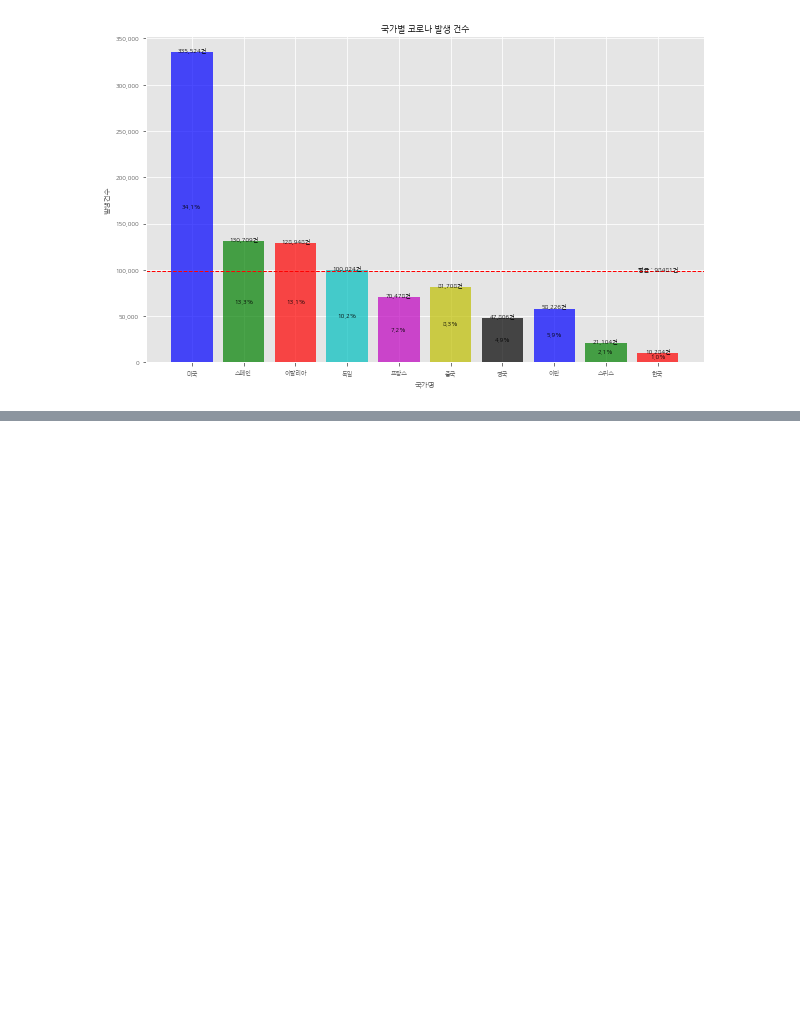
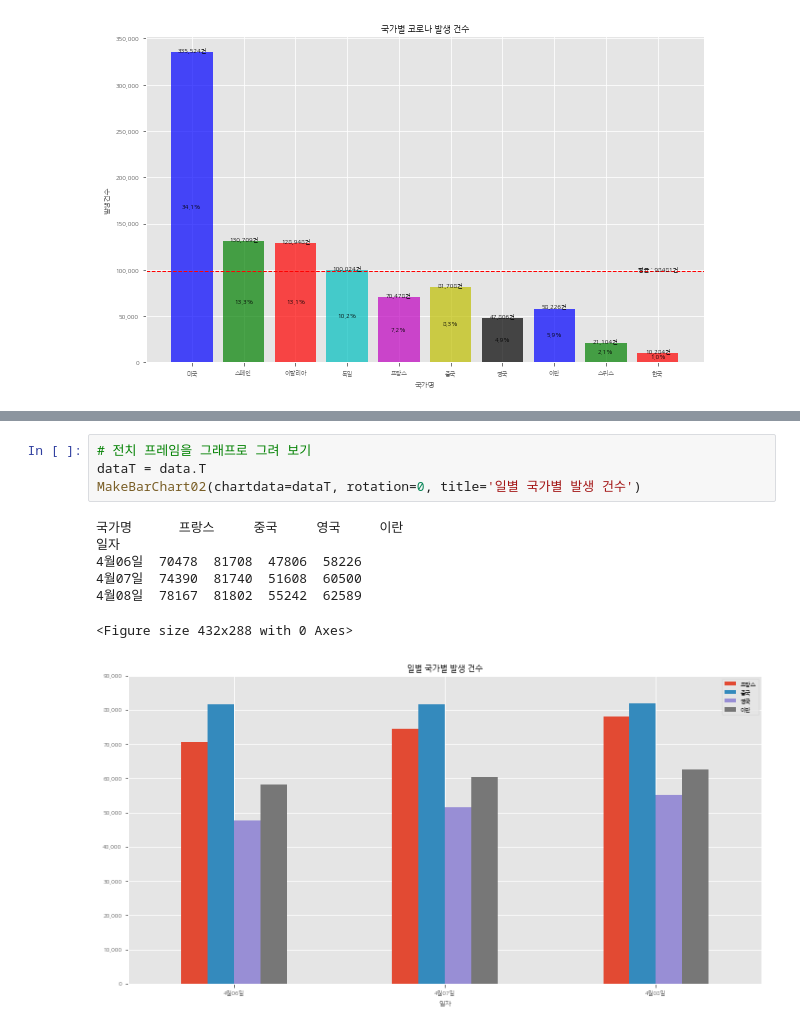
Before and after one commit to SmilingSammy/data_visualization_with_python, a Jupyter notebook: ch3/ch3.ipynb, the cells around one changed output, grey strips where cells are left out. Drawn from its saved outputs; the diff is of its cells as text; blank space fills up the shorter version.

```diff
--- a/ch3/ch3.ipynb
+++ b/ch3/ch3.ipynb
@@ -438,0 +488,12 @@ Name: 4월06일, dtype: float64
+# %%
+# 전치 프레임을 그래프로 그려 보기
+dataT = data.T
+MakeBarChart02(chartdata=dataT, rotation=0, title='일별 국가별 발생 건수')
+# %% [output]
+국가명      프랑스     중국     영국     이란
+일자
+4월06일  70478  81708  47806  58226
+4월07일  74390  81740  51608  60500
+4월08일  78167  81802  55242  62589
+<Figure size 432x288 with 0 Axes>
+[figure, added]
```
Also changed, not shown: parts of 34 cells of this notebook, 1 other file.
